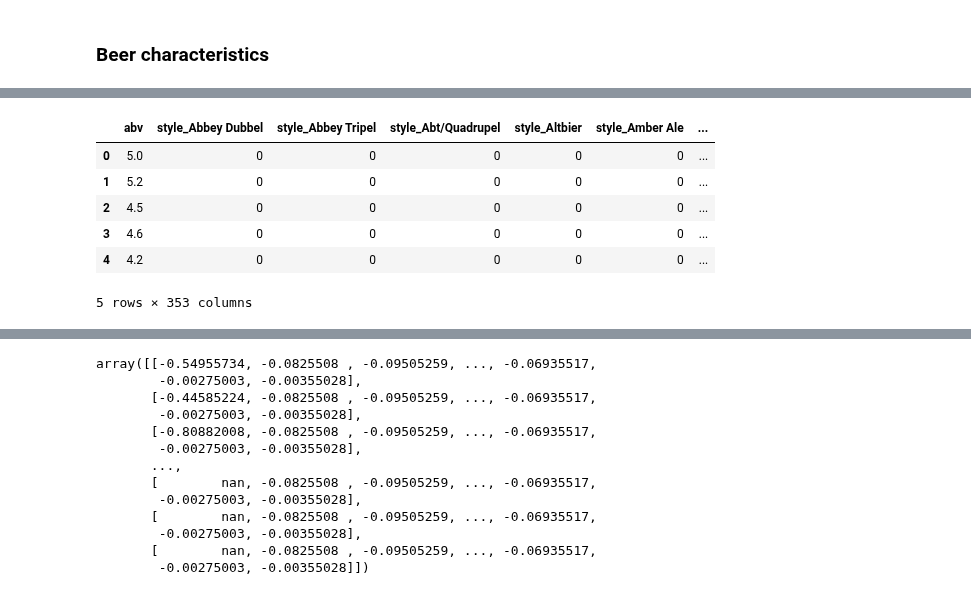
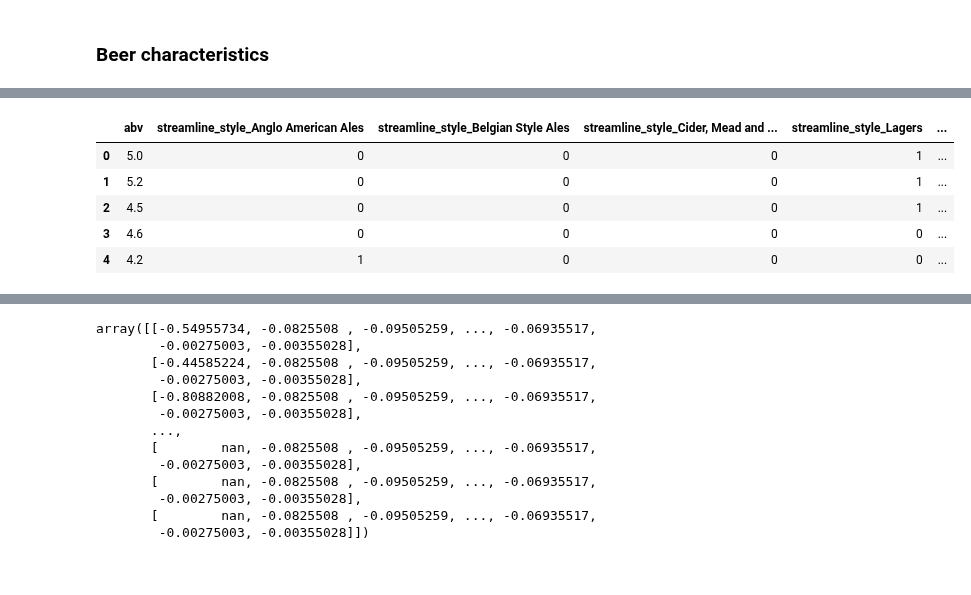
Before and after one commit to epfl-ada/ada-2022-project-hotchocolate, a Jupyter notebook: P3_Auriane_WIP.ipynb, the cells around one changed output, grey strips where cells are left out. Drawn from its saved outputs; the diff is of its cells as text; code cells hidden in the pictures.

```diff
--- a/P3_Auriane_WIP.ipynb
+++ b/P3_Auriane_WIP.ipynb
@@ -872,3 +870,0 @@ df_grouped_by_users_ratings["nbr_ratings"]=df_grouped_by_users_ratings.user_id.m
-# %%
-df_grouped_by_users_ratings["bias"]=df_grouped_by_users_ratings["rating"]/df_grouped_by_users_ratings["nbr_ratings"]-rb_average_rating
-df_grouped_by_users_ratings.head()
@@ -881,0 +880,6 @@ df_grouped_by_users_ratings.head()
+# %%
+maximum_rating=max(df_grouped_by_users_ratings["nbr_ratings"])
+df_grouped_by_users_ratings["attenuation coeff"]=df_grouped_by_users_ratings.apply(lambda row: attenuating(row,maximum_rating),axis=1)
+df_grouped_by_users_ratings["bias"]=(df_grouped_by_users_ratings["rating"]/df_grouped_by_users_ratings["nbr_ratings"]-rb_average_rating)*df_grouped_by_users_ratings["attenuation coeff"]
+df_grouped_by_users_ratings["bias"]
+df_grouped_by_users_ratings.head()
@@ -947,5 +947,15 @@ df_rb_beer_wrating.head()
 # %% [markdown]
 ### Beer characteristics
 # %%
-beer_style_dict={'Anglo-American Ales': ['Altbier', 'Barley Wine',"Bitter",'Premium Bitter/ESB',"Golden Ale/Blonde Ale","Brown Ale", "California Common","Cream Ale","Black IPA","India Pale Ale (IPA)","Imperial IPA","Session IPA","Kölsch","American Pale Ale","Irish Ale","English Strong Ale", "American Strong Ale","Mild Ale","Amber Ale","English Pale Ale","Traditional ALe","Scotch Ale","Old Ale","Scottish Ale"],"Belgian Style Ales":["Belgian Ale","Belgian Strong Ale","Bière de Garde","Abbey Dubbel",'Abt/Quadrupel',"Saison","Abbey Tripel"],"Lagers":["Pale Lager","Premium Lager","Imperial Pils/Strong Pale Lager","India Style Lager","Amber Lager/Vienna",'Czech Pilsner (Světlý)',"Pilsener","Heller Bock","Dumbler Bock","Weizen Bock","Esibock","Malt Liquor","Oktoberfest/Märzen","Radler/Shandy","Zwickel/Keller/Landbier","Dortmunder/Helles",'Dunkel/Tmavý','Schwarzbier','Polotmavý'], "Stout and Porter":["Stout","Imperial Stout","Foreign Stout","Sweet Stout","Dry Stout","Porter","Baltic Porter","Imperial Porter"],"Wheat beer":["Wheat Ale","Witbier",'German Hefeweizen','Dunkelweizen','German Kristallweizen'],"Sour beer": ["Berliner Weisse","Sour/Wild Ale","Sour Red/Brown",'Grodziskie/Gose/Lichtenhainer','Lambic Style - Gueuze', 'Lambic Style - Unblended',
-       'Lambic Style - Faro','Lambic Style - Fruit',"Grodziskie/Gose/Lichtenhainer"],"Other styles":["Spice/Herb/Vegetable","Smoked",'Fruit Beer',"Sahti/Gotlandsdricke/Koduõlu",'Low Alcohol','Specialty Grain'], "Cider, Mead, Saké":['Cider','Mead','Saké - Daiginjo', 'Saké - Namasaké','Saké - Ginjo', 'Saké - Infused', 'Saké - Tokubetsu','Saké - Junmai', 'Saké - Nigori', 'Saké - Koshu', 'Saké - Taru','Saké - Honjozo', 'Saké - Genshu', 'Saké - Futsu-shu','Perry'] }
+Anglo_American_Ales=['Altbier', 'Barley Wine',"Bitter",'Premium Bitter/ESB',"Golden Ale/Blond Ale","Brown Ale", "California Common","Cream Ale","Black IPA","India Pale Ale (IPA)","Imperial IPA","Session IPA","Kölsch","American Pale Ale","Irish Ale","English Strong Ale", "American Strong Ale","Mild Ale","Amber Ale","English Pale Ale","Traditional ALe","Scotch Ale","Old Ale","Scottish Ale"]
+Beligan_Style_Ales=["Belgian Ale","Belgian Strong Ale","Bière de Garde","Abbey Dubbel",'Abt/Quadrupel',"Saison","Abbey Tripel"]
+Lagers=["Pale Lager","Premium Lager","Imperial Pils/Strong Pale Lager","India Style Lager","Amber Lager/Vienna",'Czech Pilsner (Světlý)',"Pilsener","Heller Bock","Doppelbock","Dumbler Bock","Weizen Bock","Esibock","Malt Liquor","Oktoberfest/Märzen","Radler/Shandy","Zwickel/Keller/Landbier","Dortmunder/Helles",'Dunkel/Tmavý','Schwarzbier','Polotmavý']
+Stout_and_Porter=["Stout","Imperial Stout","Foreign Stout","Sweet Stout","Dry Stout","Porter","Baltic Porter","Imperial Porter"]
+Wheat_beer=["Wheat Ale","Witbier",'German Hefeweizen','Dunkelweizen','German Kristallweizen']
+Sour_beer=["Berliner Weisse","Sour/Wild Ale","Sour Red/Brown",'Grodziskie/Gose/Lichtenhainer','Lambic Style - Gueuze', 'Lambic Style - Unblended','Lambic Style - Faro','Lambic Style - Fruit',"Grodziskie/Gose/Lichtenhainer"]
+Other_styles=["Spice/Herb/Vegetable","Smoked",'Fruit Beer',"Sahti/Gotlandsdricke/Koduõlu",'Low Alcohol','Specialty Grain']
+Cider_Mead_Saké=['Cider','Mead','Saké - Daiginjo', 'Saké - Namasaké','Saké - Ginjo', 'Saké - Infused', 'Saké - Tokubetsu','Saké - Junmai', 'Saké - Nigori', 'Saké - Koshu', 'Saké - Taru','Saké - Honjozo', 'Saké - Genshu', 'Saké - Futsu-shu','Perry']
+beer_style_dict={key: "Anglo American Ales" for key in Anglo_American_Ales}|{key: "Belgian Style Ales" for key in Beligan_Style_Ales}|{key:"Lagers" for key in Lagers}|{key:"Stout and Porter" for key in Stout_and_Porter}|{key:"Wheat beer" for key in Wheat_beer}|{key:"Sour beer" for key in Sour_beer}|{key:"Other styles" for key in Other_styles}|{key:"Cider, Mead and Saké" for key in Cider_Mead_Saké}
+
+
+df_rb_beer_wrating["streamline_style"]=df_rb_beer_wrating["style"].map(beer_style_dict)
@@ -1020,8 +1010,11 @@ import pycountry_convert as pc
 
 def country_to_continent(country_name):
     country_alpha2 = pc.country_name_to_country_alpha2(country_name)
-    country_continent_code = pc.country_alpha2_to_continent_code(country_alpha2)
-    country_continent_name = pc.convert_continent_code_to_continent_name(country_continent_code)
+    if country_alpha2=="TL":
+        country_continent_name="Asia"
+    else:
+        country_continent_code = pc.country_alpha2_to_continent_code(country_alpha2)
+        country_continent_name = pc.convert_continent_code_to_continent_name(country_continent_code)
     return country_continent_name
 
 df_rb_beer_wrating["Continent"]=df_rb_beer_wrating["Country"].apply(country_to_continent)
@@ -1034,17 +1035,16 @@ country_to_continent(df_rb_beer_wrating.location.iloc[10000])
 # %%
-beer_features=pd.DataFrame(df_rb_beer_wrating[["abv","style","location"]])
+beer_features=pd.DataFrame(df_rb_beer_wrating[["abv","streamline_style","Continent"]])
 beer_features.dropna(inplace=True)
-categorical_columns=["style","location"]
+categorical_columns=["streamline_style","Continent"]
 beer_features=pd.get_dummies(beer_features, columns=categorical_columns)
 beer_features.head()
 # %% [output]
-|  | abv | style_Abbey Dubbel | style_Abbey Tripel | style_Abt/Quadrupel | style_Altbier | style_Amber Ale | ... |
-| 0 | 5.0 | 0 | 0 | 0 | 0 | 0 | ... |
-| 1 | 5.2 | 0 | 0 | 0 | 0 | 0 | ... |
-| 2 | 4.5 | 0 | 0 | 0 | 0 | 0 | ... |
-| 3 | 4.6 | 0 | 0 | 0 | 0 | 0 | ... |
-| 4 | 4.2 | 0 | 0 | 0 | 0 | 0 | ... |
+|  | abv | streamline_style_Anglo American Ales | streamline_style_Belgian Style Ales | streamline_style_Cider, Mead and ... | streamline_style_Lagers | ... |
+| 0 | 5.0 | 0 | 0 | 0 | 1 | ... |
+| 1 | 5.2 | 0 | 0 | 0 | 1 | ... |
+| 2 | 4.5 | 0 | 0 | 0 | 1 | ... |
+| 3 | 4.6 | 0 | 0 | 0 | 0 | ... |
+| 4 | 4.2 | 1 | 0 | 0 | 0 | ... |
-5 rows × 353 columns
 # %%
 beer_features.shape
 # %% [output]
```
Also changed, not shown: parts of 16 cells of this notebook.
